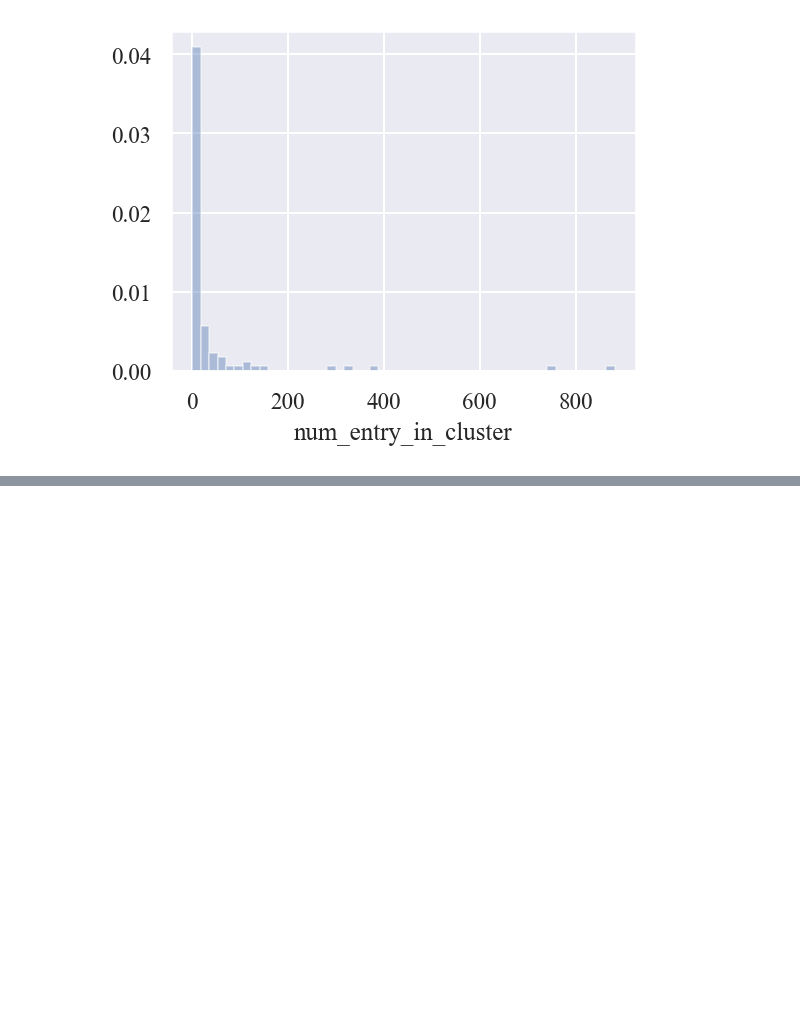
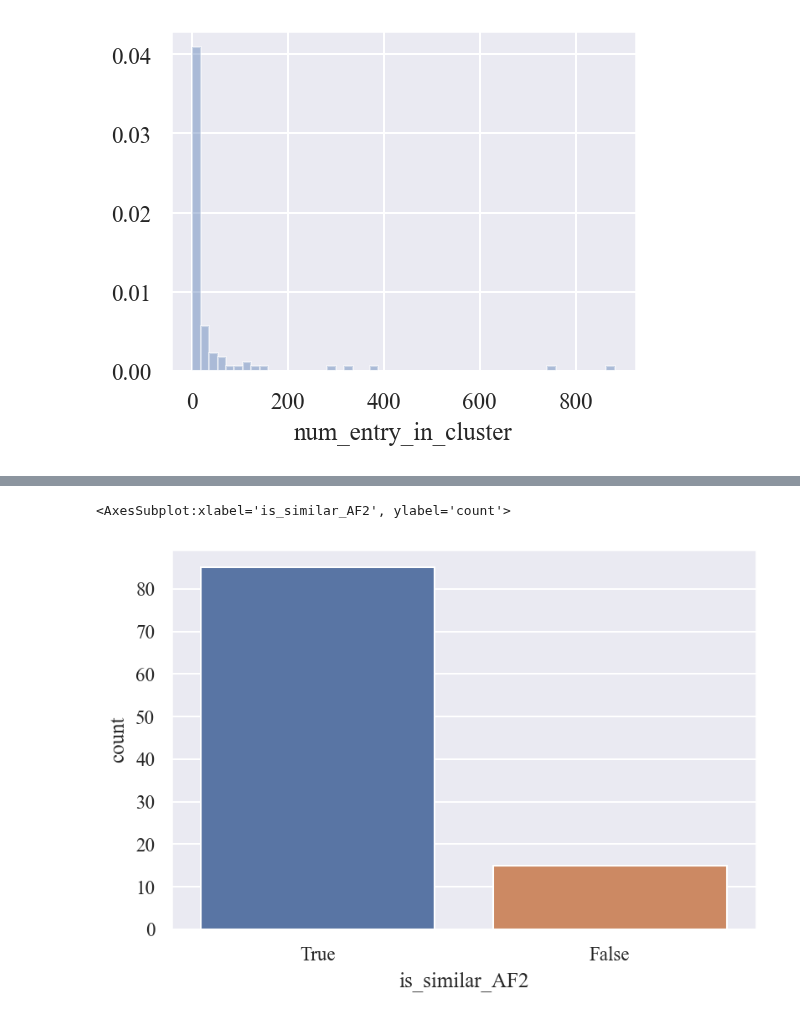
Before and after one commit to yutake27/MQAB4AF2, a Jupyter notebook: src/notebooks/targets/target_stat.ipynb, the cells around one changed output, grey strips where cells are left out. Drawn from its saved outputs; the diff is of its cells as text; code cells hidden in the pictures; blank space fills up the shorter version.

```diff
--- a/src/notebooks/targets/target_stat.ipynb
+++ b/src/notebooks/targets/target_stat.ipynb
@@ -164,0 +190,5 @@ sns.distplot(df_eq_sample['num_entry_in_cluster'], kde=False, norm_hist=True)
+# %%
+sns.countplot(data=df_res_top, x='is_similar_AF2')
+# %% [output]
+<AxesSubplot:xlabel='is_similar_AF2', ylabel='count'>
+[figure, added]
```
Also changed, not shown: parts of 2 cells of this notebook.
